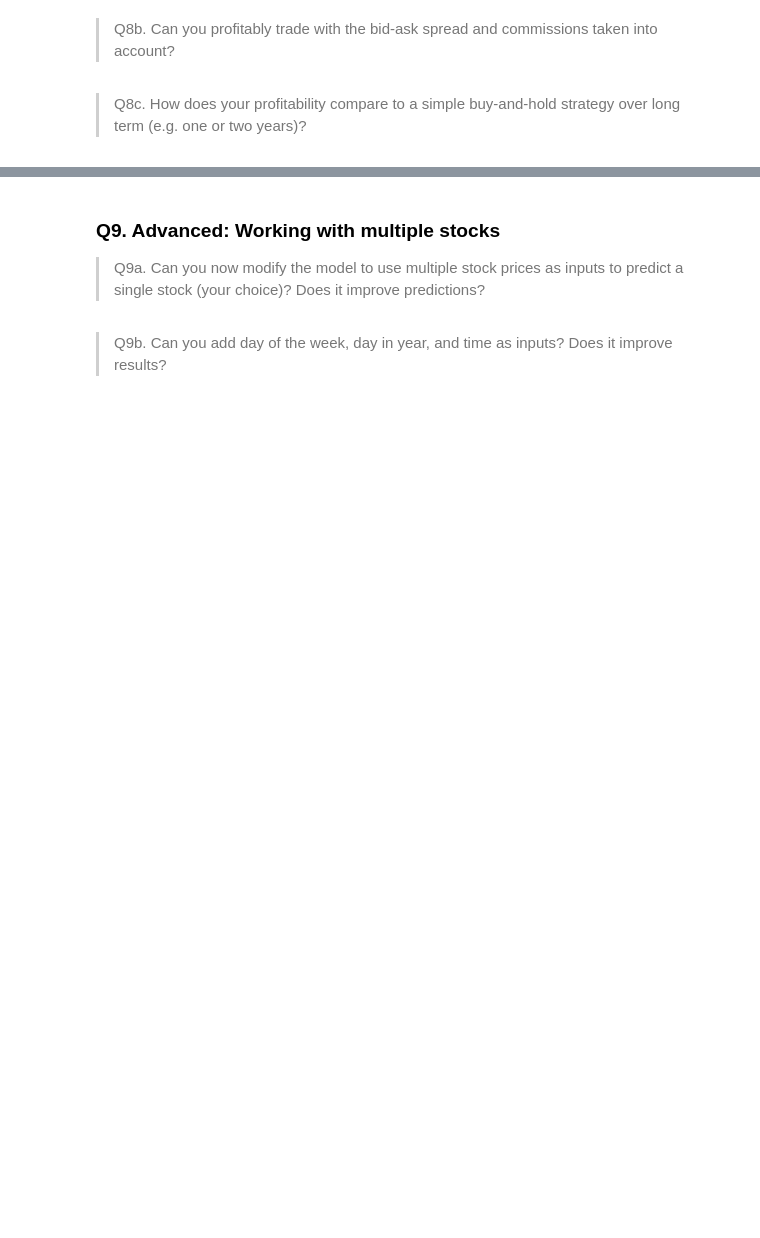
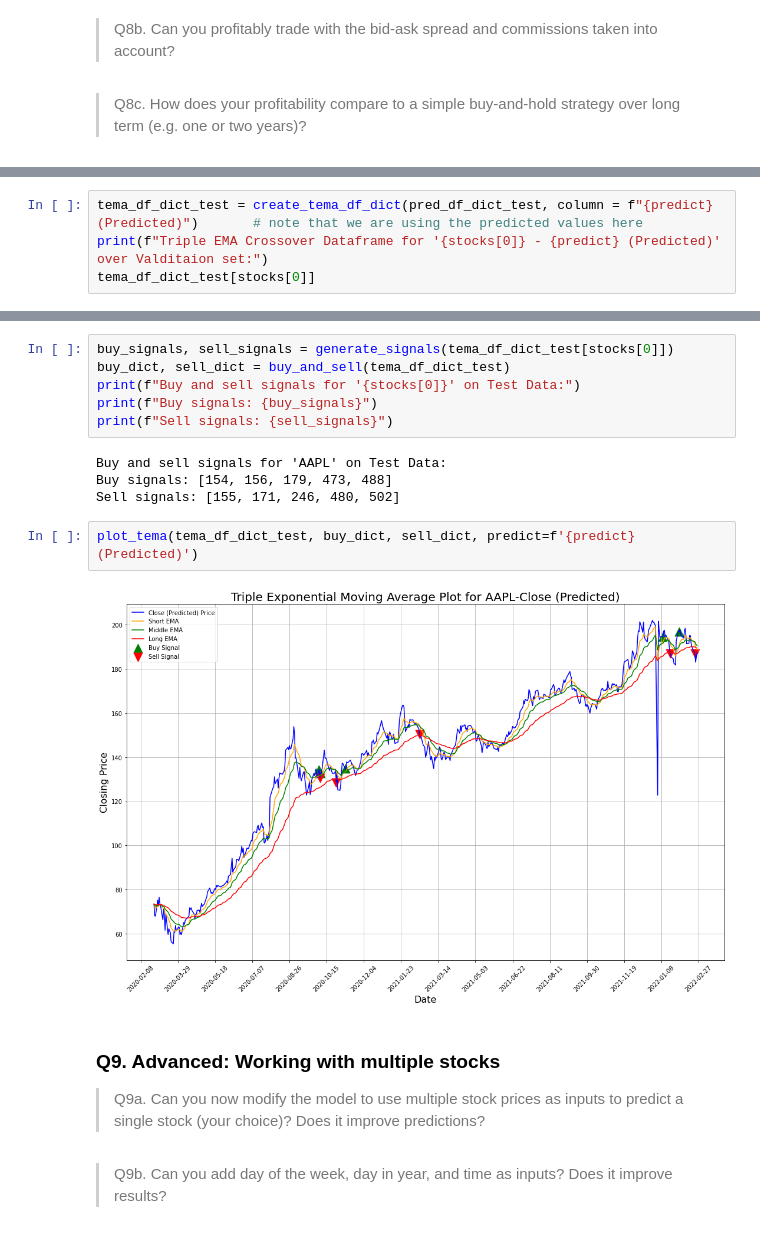
Before and after one commit to munish30monga/lstm_based_stock_trading_system, a Jupyter notebook: 22m2153.ipynb, the cells around one changed output, grey strips where cells are left out. Cells and saved outputs as stored; diff of their text form; blank space fills up the shorter version.

```diff
--- a/22m2153.ipynb
+++ b/22m2153.ipynb
@@ -1938,0 +2077,4 @@ one or two years)?
+# %%
+tema_df_dict_test = create_tema_df_dict(pred_df_dict_test, column = f"{predict} (Predicted)")       # note that we are using the predicted values here
+print(f"Triple EMA Crossover Dataframe for '{stocks[0]} - {predict} (Predicted)' over Valditaion set:")
+tema_df_dict_test[stocks[0]]
@@ -1939,3 +2096,17 @@ one or two years)?
+# %%
+buy_signals, sell_signals = generate_signals(tema_df_dict_test[stocks[0]])
+buy_dict, sell_dict = buy_and_sell(tema_df_dict_test)
+print(f"Buy and sell signals for '{stocks[0]}' on Test Data:")
+print(f"Buy signals: {buy_signals}")
+print(f"Sell signals: {sell_signals}")
+# %% [output]
+Buy and sell signals for 'AAPL' on Test Data:
+Buy signals: [154, 156, 179, 473, 488]
+Sell signals: [155, 171, 246, 480, 502]
+# %%
+plot_tema(tema_df_dict_test, buy_dict, sell_dict, predict=f'{predict} (Predicted)')
+# %% [output]
+[figure, added]
 # %% [markdown]
 ### Q9. Advanced: Working with multiple stocks <a id="q9"></a>
 > Q9a. Can you now modify the model to use multiple stock prices as inputs to predict a single
```
Also changed, not shown: parts of 23 cells of this notebook.
